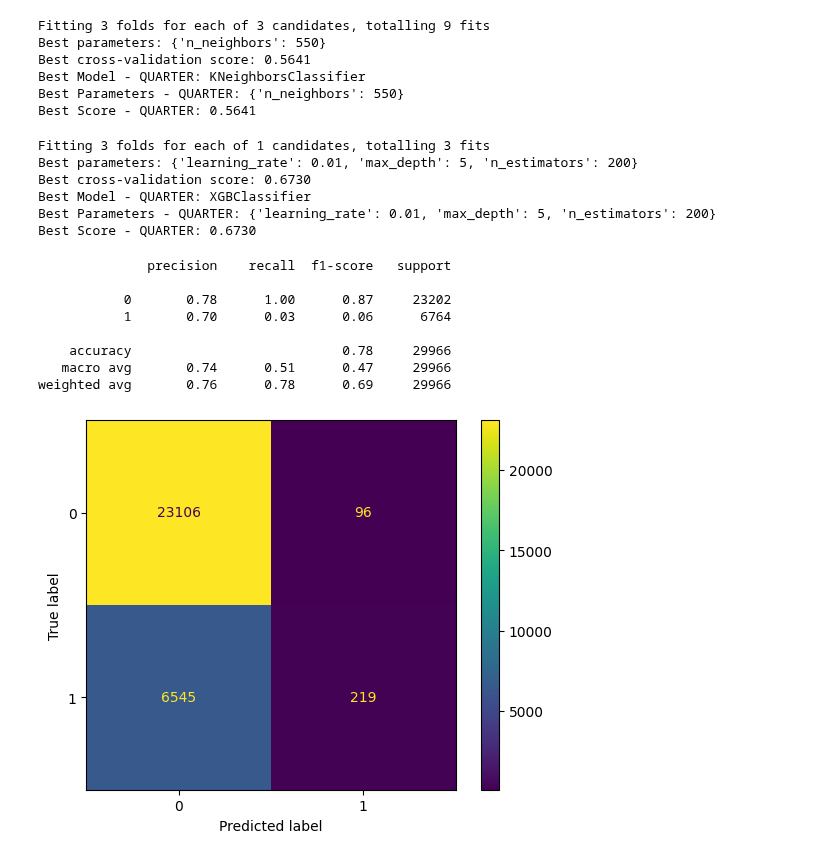
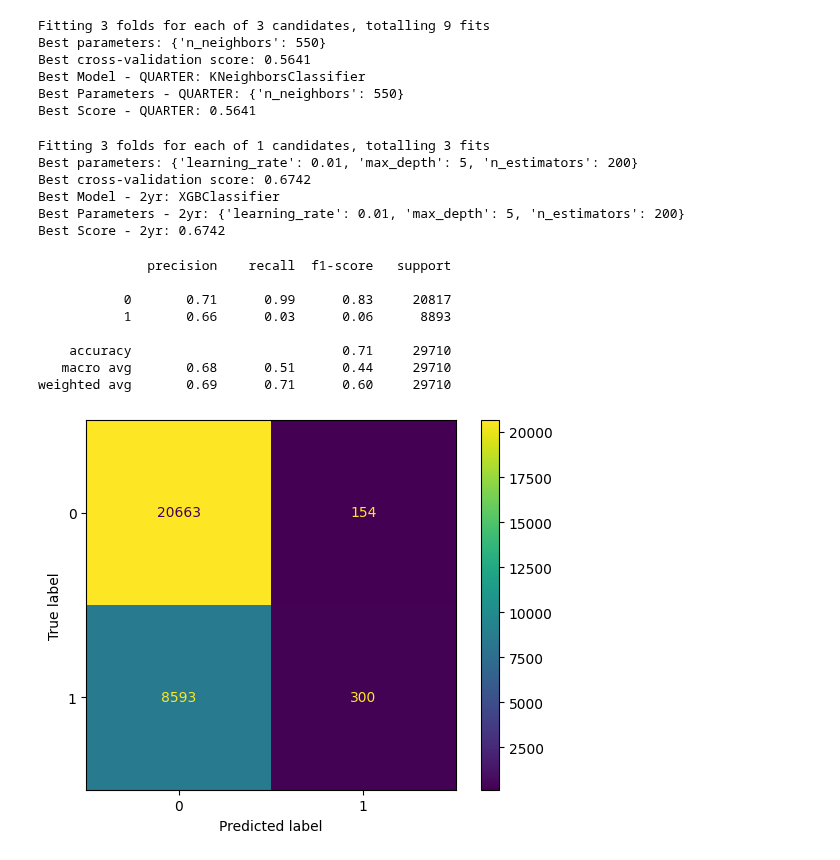
Before and after one commit to cnance09/Small-Cap-Scout, a Jupyter notebook: notebooks/preprocessor_EG_Day6.ipynb, the cells around one changed output. Cells and saved outputs as stored; diff of their text form; code cells hidden in the pictures.

Commit message:
notebooks with xgb plots

```diff
--- a/notebooks/preprocessor_EG_Day6.ipynb
+++ b/notebooks/preprocessor_EG_Day6.ipynb
@@ -552,11 +552,11 @@ df_2yr = create_target_variable(df, frequency=8, threshold=0.3)
 # %%
-#X_train_qtr, X_test_qtr, y_train_qtr, y_test_qtr = group_train_test_split(df_qtr)
-#X_train_yr, X_test_yr, y_train_yr, y_test_yr = group_train_test_split(df_yr)
-#X_train_2yr, X_test_2yr, y_train_2yr, y_test_2yr = group_train_test_split(df_2yr)
+X_train_qtr, X_test_qtr, y_train_qtr, y_test_qtr = group_train_test_split(df_qtr)
+X_train_yr, X_test_yr, y_train_yr, y_test_yr = group_train_test_split(df_yr)
+X_train_2yr, X_test_2yr, y_train_2yr, y_test_2yr = group_train_test_split(df_2yr)
 # %%
-X_train_qtr, y_train_qtr = group_train_split(df_qtr)
-X_train_yr, y_train_yr = group_train_split(df_yr)
-X_train_2yr, y_train_2yr = group_train_split(df_2yr)
+#X_train_qtr, y_train_qtr = group_train_split(df_qtr)
+#X_train_yr, y_train_yr = group_train_split(df_yr)
+#X_train_2yr, y_train_2yr = group_train_split(df_2yr)
 # %%
 X_train_qtr.columns
 # %% [output]
@@ -624,9 +624,9 @@ pd.DataFrame(X_train_qtr).describe()
 8 rows × 45 columns
 # %%
 # Step 7 : then the test data
-#X_test_qtr_processed = preprocess_new_data(X_test_qtr, preprocessor_qtr)
-#X_test_yr_processed = preprocess_new_data(X_test_yr, preprocessor_yr)
-#X_test_2yr_processed = preprocess_new_data(X_test_2yr, preprocessor_2yr)
+X_test_qtr_processed = preprocess_new_data(X_test_qtr, preprocessor_qtr)
+X_test_yr_processed = preprocess_new_data(X_test_yr, preprocessor_yr)
+X_test_2yr_processed = preprocess_new_data(X_test_2yr, preprocessor_2yr)
 # %%
 # STEP 8 : Full set train!!
 model_qtr_xgb = fullset_train_xgb_and_save(X_train_qtr_processed, y_train_qtr)
@@ -1001,42 +1001,42 @@ Best Model - QUARTER: KNeighborsClassifier
 Best Parameters - QUARTER: {'n_neighbors': 550}
 Best Score - QUARTER: 0.5641
 # %%
-# xgboost  search
-# QUARTER
-best_model_qtr, best_params_qtr, best_score_qtr = run_xgboost(X_train_qtr_processed, y_train_qtr)
+# XGBOOS  search
+# year
+best_model_2yr, best_params_2yr, best_score_2yr = run_xgboost(X_train_2yr_processed, y_train_2yr)
 
-print(f"Best Model - QUARTER: {best_model_qtr.__class__.__name__}")
-print(f"Best Parameters - QUARTER: {best_params_qtr}")
-print(f"Best Score - QUARTER: {best_score_qtr:.4f}")
+print(f"Best Model - 2yr: {best_model_2yr.__class__.__name__}")
+print(f"Best Parameters - 2yr: {best_params_2yr}")
+print(f"Best Score - 2yr: {best_score_2yr:.4f}")
 # %% [output]
 Fitting 3 folds for each of 1 candidates, totalling 3 fits
 Best parameters: {'learning_rate': 0.01, 'max_depth': 5, 'n_estimators': 200}
-Best cross-validation score: 0.6730
-Best Model - QUARTER: XGBClassifier
-Best Parameters - QUARTER: {'learning_rate': 0.01, 'max_depth': 5, 'n_estimators': 200}
-Best Score - QUARTER: 0.6730
+Best cross-validation score: 0.6742
+Best Model - 2yr: XGBClassifier
+Best Parameters - 2yr: {'learning_rate': 0.01, 'max_depth': 5, 'n_estimators': 200}
+Best Score - 2yr: 0.6742
 # %%
 best_model = XGBClassifier(learning_rate= 0.01, max_depth= 5, n_estimators= 200)
-best_model.fit(X_train_qtr_processed, y_train_qtr)
-predictions = best_model.predict(X_test_qtr_processed)
+best_model.fit(X_train_2yr_processed, y_train_2yr)
+predictions = best_model.predict(X_test_2yr_processed)
 
-report = classification_report(y_test_qtr, predictions)
+report = classification_report(y_test_2yr, predictions)
 print(report)
 # %% [output]
               precision    recall  f1-score   support
 
-           0       0.78      1.00      0.87     23202
-           1       0.70      0.03      0.06      6764
+           0       0.71      0.99      0.83     20817
+           1       0.66      0.03      0.06      8893
 
-    accuracy                           0.78     29966
-   macro avg       0.74      0.51      0.47     29966
-weighted avg       0.76      0.78      0.69     29966
+    accuracy                           0.71     29710
+   macro avg       0.68      0.51      0.44     29710
+weighted avg       0.69      0.71      0.60     29710
 # %%
-cm = confusion_matrix(y_test_qtr, predictions, labels=best_model.classes_)
+cm = confusion_matrix(y_test_2yr, predictions, labels=best_model.classes_)
 disp = ConfusionMatrixDisplay(confusion_matrix=cm,
                               display_labels=best_model.classes_)
 
 disp.plot()
 plt.show()
 # %% [output]
-[figure, old version]
+[figure, new version]
```
Also changed, not shown: parts of 13 cells of this notebook, 1 other file.
